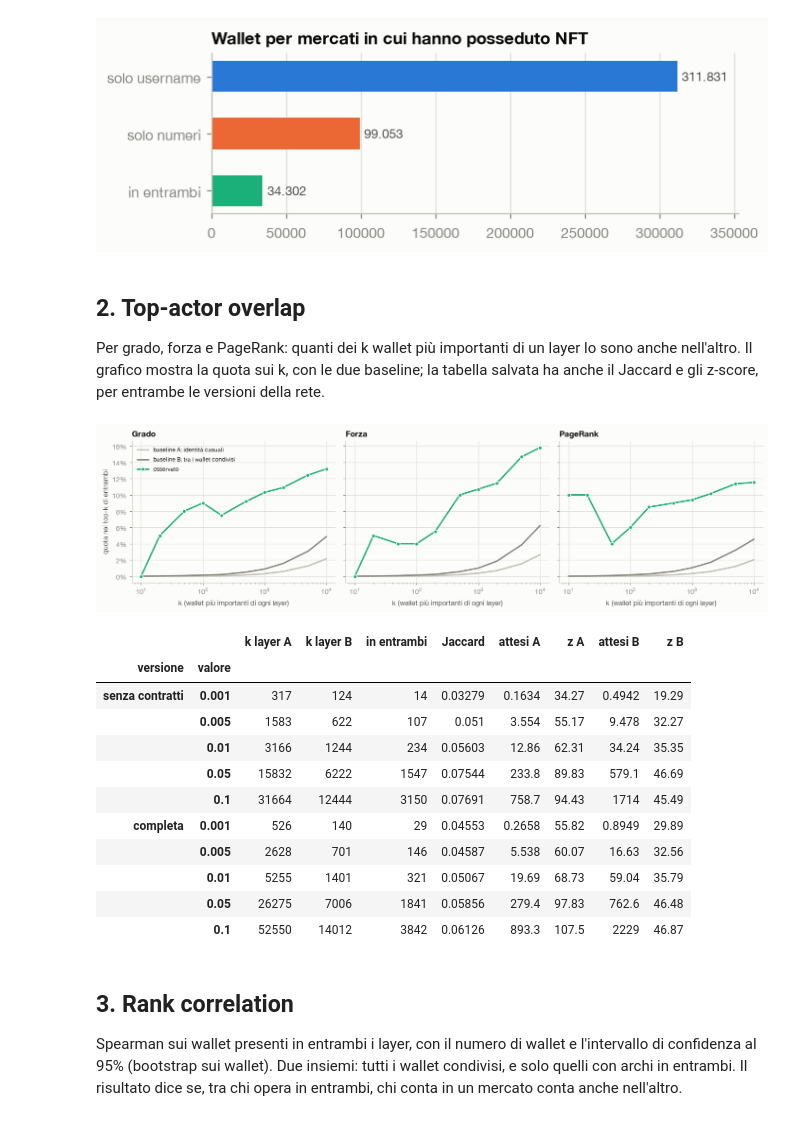
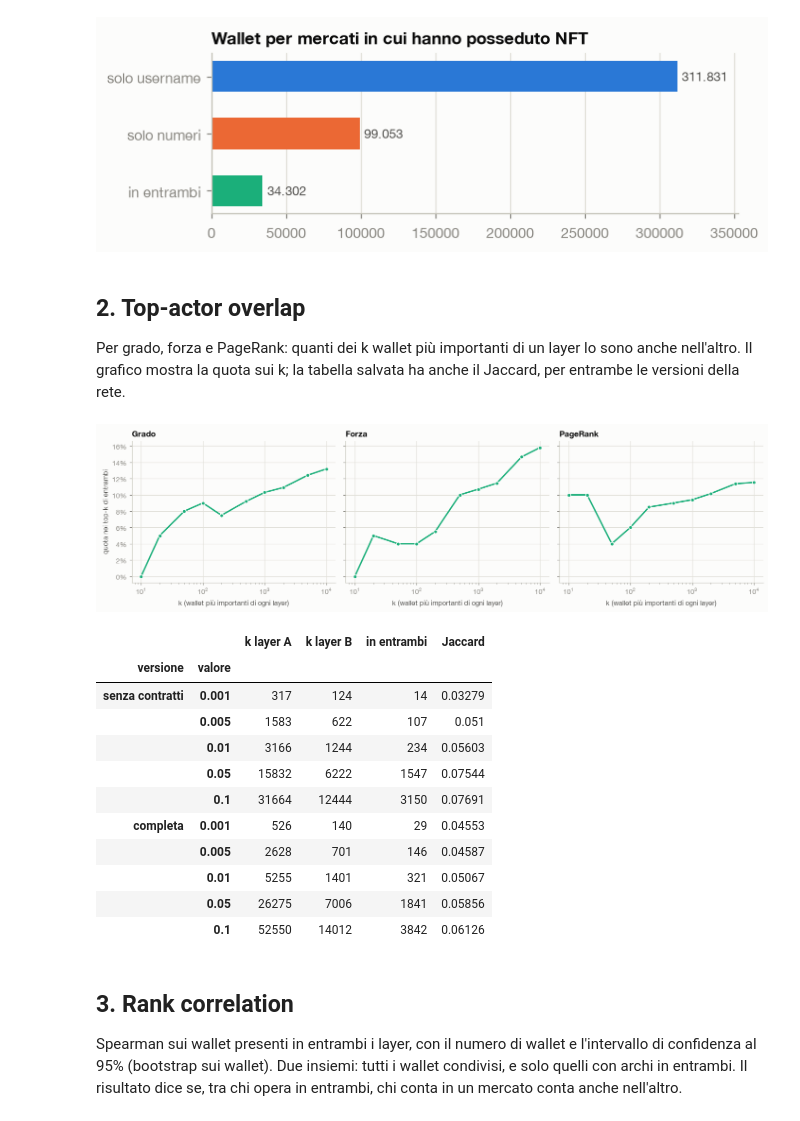
Before and after one commit to Cesare0356/CNA, a Jupyter notebook: fase_d_inter_layer.ipynb, the cells around one changed output. Drawn from its saved outputs; the diff is of its cells as text; code cells hidden in the pictures.

```diff
--- a/fase_d_inter_layer.ipynb
+++ b/fase_d_inter_layer.ipynb
@@ -92,64 +85,53 @@ plt.show()
 # %% [markdown]
 ## 2. Top-actor overlap
 
-Per grado, forza e PageRank: quanti dei k wallet più importanti di un layer lo sono anche nell'altro. Il grafico mostra la quota sui k, con le due baseline; la tabella salvata ha anche il Jaccard e gli z-score, per entrambe le versioni della rete.
+Per grado, forza e PageRank: quanti dei k wallet più importanti di un layer lo sono anche nell'altro. Il grafico mostra la quota sui k; la tabella salvata ha anche il Jaccard, per entrambe le versioni della rete.
 # %%
-def ipergeometrica(pop, successi, estratti):
-    d = stats.hypergeom(pop, successi, estratti)
-    return d.mean(), d.std()
-
 def confronta(sa, sb, ka, kb):
     ta, tb = set(sa.nlargest(ka).index), set(sb.nlargest(kb).index)
-    comuni = sa.index.intersection(sb.index)
     inter = len(ta & tb)
-    m_a, s_a = ipergeometrica(len(sb), len(ta & set(sb.index)), kb)
-    m_b, s_b = ipergeometrica(len(comuni), len(ta & set(comuni)), len(tb & set(comuni)))
-    return {'in entrambi': inter, 'Jaccard': inter / len(ta | tb), 'attesi A': m_a, 'z A': (inter - m_a) / s_a if s_a > 0 else np.nan,
-            'attesi B': m_b, 'z B': (inter - m_b) / s_b if s_b > 0 else np.nan}
+    return {'in entrambi': inter, 'Jaccard': inter / len(ta | tb)}
 
 righe = []
 for v in VARIANTI:
     for metrica in ['grado', 'forza', 'pagerank']:
         sa, sb = serie(v, metrica, A), serie(v, metrica, B)
         for k in K_LISTA:
             righe.append({'versione': NOME_VARIANTE[v], 'metrica': metrica, 'soglia': 'k', 'valore': k, 'k layer A': k, 'k layer B': k, **confronta(sa, sb, k, k)})
         for q in Q_LISTA:
             ka, kb = int(round(q * len(sa))), int(round(q * len(sb)))
             righe.append({'versione': NOME_VARIANTE[v], 'metrica': metrica, 'soglia': 'quota', 'valore': q, 'k layer A': ka, 'k layer B': kb, **confronta(sa, sb, ka, kb)})
 TOP = pd.DataFrame(righe)
 salva_tabella(TOP, 'd_top_actor_overlap', index=False)
 
 fig, axes = plt.subplots(1, 3, figsize=(13, 3.7), sharey=True)
 for ax, metrica in zip(axes, ['grado', 'forza', 'pagerank']):
     t = TOP[(TOP.versione == NOME_VARIANTE[PRINCIPALE]) & (TOP.metrica == metrica) & (TOP.soglia == 'k')]
-    ax.plot(t.valore, t['attesi A'] / t.valore, color='#c3c2b7', label='baseline A: identità casuali')
-    ax.plot(t.valore, t['attesi B'] / t.valore, color=GRIGIO, label='baseline B: tra i wallet condivisi')
-    ax.plot(t.valore, t['in entrambi'] / t.valore, color=COLORI['cross'], marker='o', markersize=5, markeredgecolor=SUPERFICIE, label='osservato')
+    ax.plot(t.valore, t['in entrambi'] / t.valore, color=COLORI['cross'], marker='o', markersize=5, markeredgecolor=SUPERFICIE)
     ax.set_xscale('log')
     ax.set_title({'grado': 'Grado', 'forza': 'Forza', 'pagerank': 'PageRank'}[metrica])
     ax.set_xlabel('k (wallet più importanti di ogni layer)')
     ax.yaxis.set_major_formatter(plt.FuncFormatter(lambda x, _: f'{x:.0%}'))
 axes[0].set_ylabel('quota nei top-k di entrambi')
-axes[0].legend(fontsize=8)
 fig.tight_layout()
 salva_figura(fig, 'd_top_actor_overlap')
 plt.show()
-t = TOP[(TOP.metrica == 'forza') & (TOP.soglia == 'quota')].set_index(['versione', 'valore'])[['k layer A', 'k layer B', 'in entrambi', 'Jaccard', 'attesi A', 'z A', 'attesi B', 'z B']]
+t = TOP[(TOP.metrica == 'forza') & (TOP.soglia == 'quota')].set_index(['versione', 'valore'])[['k layer A', 'k layer B', 'in entrambi', 'Jaccard']]
 t
 # %% [output]
-[figure, old version]
+[figure, new version]
-|  |  | k layer A | k layer B | in entrambi | Jaccard | attesi A | z A | attesi B | z B |
-| versione | valore |  |  |  |  |  |  |  |  |
-| senza contratti | 0.001 | 317 | 124 | 14 | 0.03279 | 0.1634 | 34.27 | 0.4942 | 19.29 |
-|  | 0.005 | 1583 | 622 | 107 | 0.051 | 3.554 | 55.17 | 9.478 | 32.27 |
-|  | 0.01 | 3166 | 1244 | 234 | 0.05603 | 12.86 | 62.31 | 34.24 | 35.35 |
-|  | 0.05 | 15832 | 6222 | 1547 | 0.07544 | 233.8 | 89.83 | 579.1 | 46.69 |
-|  | 0.1 | 31664 | 12444 | 3150 | 0.07691 | 758.7 | 94.43 | 1714 | 45.49 |
-| completa | 0.001 | 526 | 140 | 29 | 0.04553 | 0.2658 | 55.82 | 0.8949 | 29.89 |
-|  | 0.005 | 2628 | 701 | 146 | 0.04587 | 5.538 | 60.07 | 16.63 | 32.56 |
-|  | 0.01 | 5255 | 1401 | 321 | 0.05067 | 19.69 | 68.73 | 59.04 | 35.79 |
-|  | 0.05 | 26275 | 7006 | 1841 | 0.05856 | 279.4 | 97.83 | 762.6 | 46.48 |
-|  | 0.1 | 52550 | 14012 | 3842 | 0.06126 | 893.3 | 107.5 | 2229 | 46.87 |
+|  |  | k layer A | k layer B | in entrambi | Jaccard |
+| versione | valore |  |  |  |  |
+| senza contratti | 0.001 | 317 | 124 | 14 | 0.03279 |
+|  | 0.005 | 1583 | 622 | 107 | 0.051 |
+|  | 0.01 | 3166 | 1244 | 234 | 0.05603 |
+|  | 0.05 | 15832 | 6222 | 1547 | 0.07544 |
+|  | 0.1 | 31664 | 12444 | 3150 | 0.07691 |
+| completa | 0.001 | 526 | 140 | 29 | 0.04553 |
+|  | 0.005 | 2628 | 701 | 146 | 0.04587 |
+|  | 0.01 | 5255 | 1401 | 321 | 0.05067 |
+|  | 0.05 | 26275 | 7006 | 1841 | 0.05856 |
+|  | 0.1 | 52550 | 14012 | 3842 | 0.06126 |
 # %% [markdown]
 ## 3. Rank correlation
 
```
Also changed, not shown: parts of 15 cells of this notebook, 42 other files.
